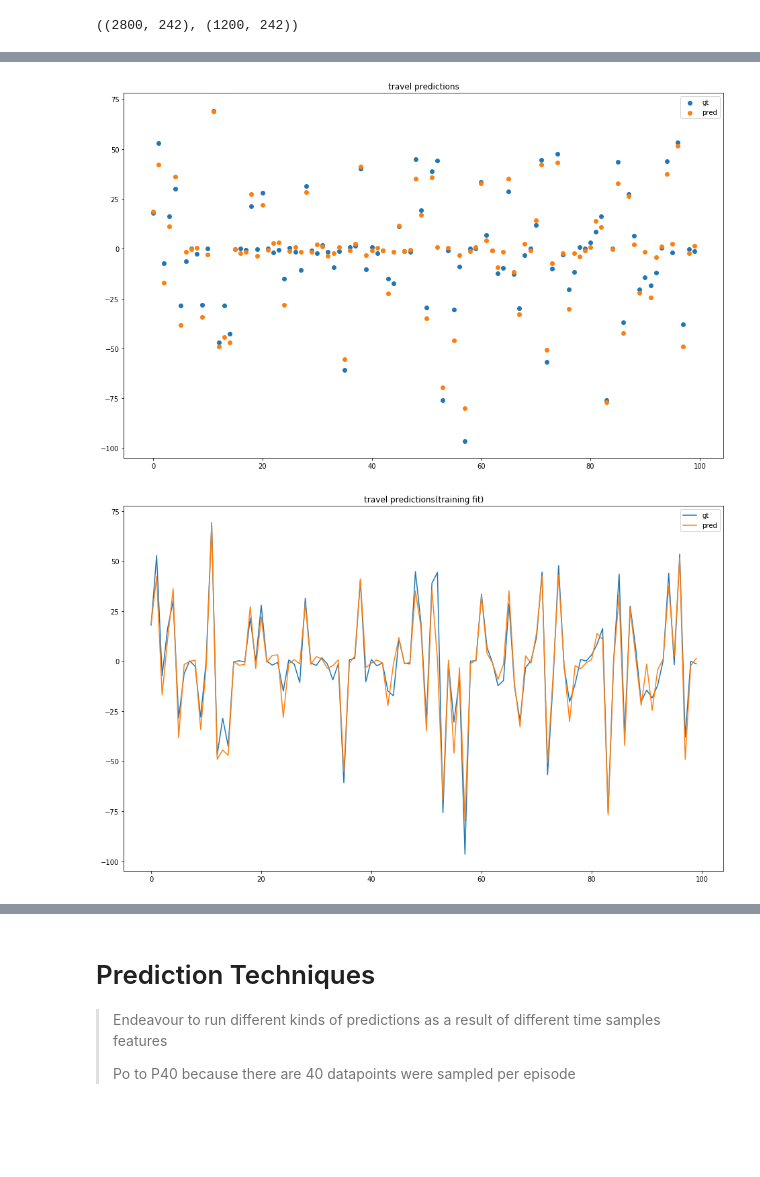
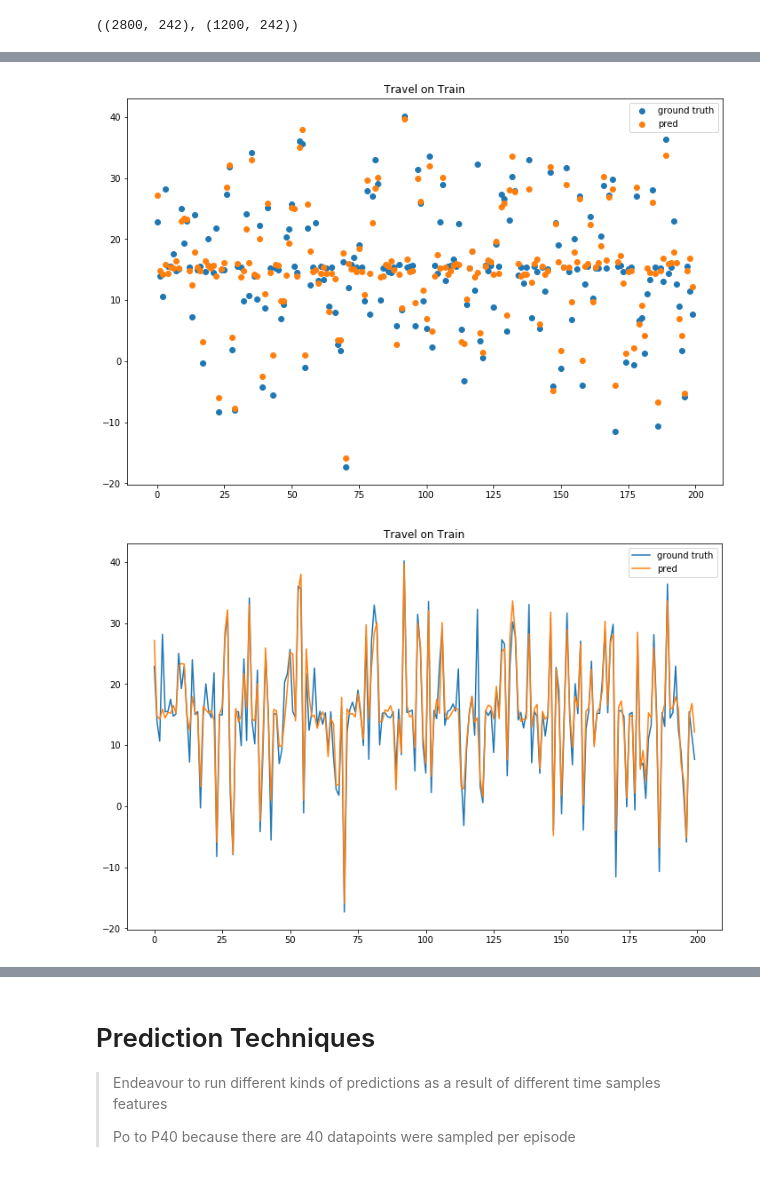
Before and after one commit to willakuffo/accel_iot_data_collection, a Jupyter notebook: accel_data_analysis.ipynb, the cells around one changed output, grey strips where cells are left out. Drawn from its saved outputs; the diff is of its cells as text; code cells hidden in the pictures; blank space fills up the shorter version.

```diff
--- a/accel_data_analysis.ipynb
+++ b/accel_data_analysis.ipynb
@@ -298 +441,30 @@ a[0][1]
+# %%
+#visuaizing function
+def visualize(title = 'visualization',scope = [0,100],actual_ = None,predicted_ = None):
+    #scatter plot
+    plt.figure(figsize=(12,8))
+    plt.title(title)
+    plt.scatter(list(range(len(actual_[scope[0]:scope[1]]))),actual_[scope[0]:scope[1]])
+    plt.scatter(list(range(len(predicted_[scope[0]:scope[1]]))),predicted_[scope[0]:scope[1]])
+
+    plt.legend(['ground truth','pred'])
+    plt.show()
+
+    #line plot
+    plt.figure(figsize=(12,8))
+    plt.title(title)
+    plt.plot(list(range(len(actual_[scope[0]:scope[1]]))),actual_[scope[0]:scope[1]])
+    plt.plot(list(range(len(predicted_[scope[0]:scope[1]]))),predicted_[scope[0]:scope[1]])
+
+    plt.legend(['ground truth','pred'])
+    plt.show()
+
+    #scatter actual plot line predicted
+    plt.figure(figsize=(12,8))
+    plt.title(title)
+    plt.scatter(list(range(len(actual_[scope[0]:scope[1]]))),actual_[scope[0]:scope[1]],color = 'b')
+    plt.plot(list(range(len(predicted_[scope[0]:scope[1]]))),predicted_[scope[0]:scope[1]],color = 'r')
+
+    plt.legend(['pred','ground truth'])
+    plt.show()
 # %% [markdown]
@@ -328,20 +473,5 @@ for i in range(len(xtrain)):
-# %%
-plt.figure(figsize=(16,10))
-plt.title('travel predictions')
-plt.scatter(list(range(len(actual[0:100]))),actual[0:100])
-plt.scatter(list(range(len(predicted[0:100]))),predicted[0:100])
-
-plt.legend(['gt','pred'])
-plt.show()
-# %% [output]
-[figure, removed]
-# %%
-plt.figure(figsize=(16,10))
-plt.title('travel predictions(training fit)')
-plt.plot(list(range(len(actual[0:100]))),actual[0:100])
-plt.plot(list(range(len(predicted[0:100]))),predicted[0:100])
-
-plt.legend(['gt','pred'])
-plt.show()
-# %% [output]
-[figure, removed]
+# %%
+visualize(title = 'Travel on Train',actual_= actual_travel_train,predicted_=predicted_travel_train,scope = [800,1000])
+# %% [output]
+[figure, added]
+[figure, added]
```
Also changed, not shown: parts of 70 cells of this notebook, 1 other file.
